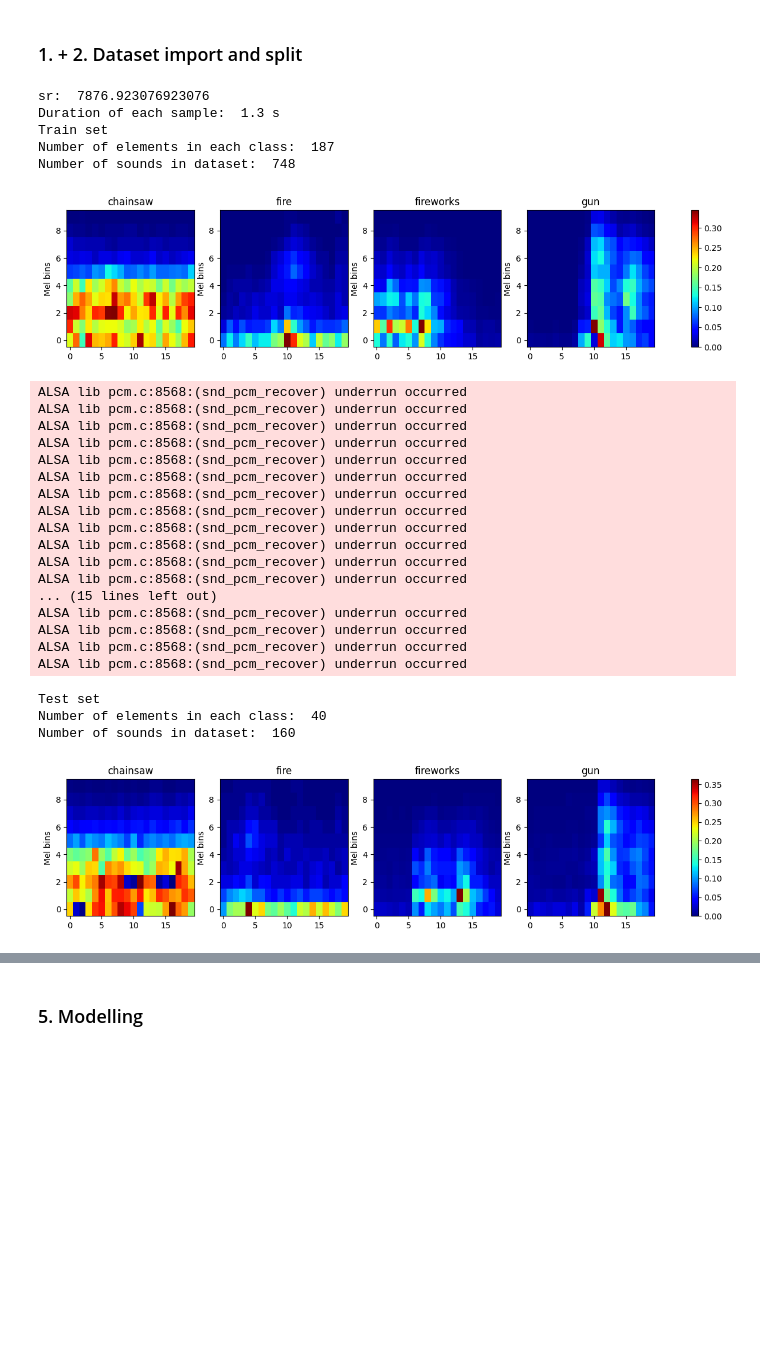
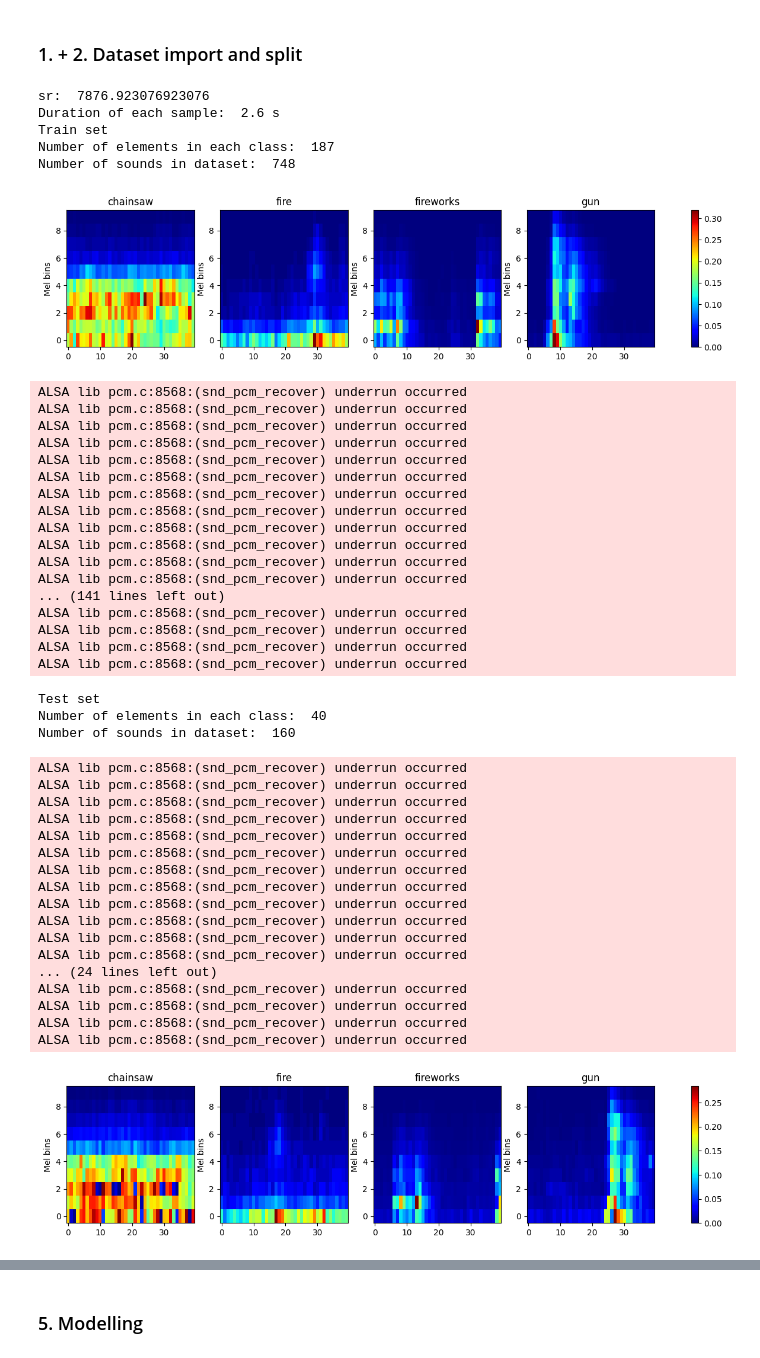
Before and after one commit to Raph480/LELEC210X, a Jupyter notebook: classification/src/classification/Q2/CNN.ipynb, the cells around one changed output, grey strips where cells are left out. Saved outputs shown, nothing was run; the diff lists cells and outputs as text; code cells hidden in the pictures; blank space fills up the shorter version.

```diff
--- a/classification/src/classification/Q2/CNN.ipynb
+++ b/classification/src/classification/Q2/CNN.ipynb
@@ -25,7 +25,7 @@ To enable the following instructions: AVX2 AVX512F AVX512_VNNI FMA, in other ope
 #------------------------------------
 Nft = 512
 samples_per_melvec = Nft
-n_melvec = 20
+n_melvec = 60
 melvec_height = 10
 window_type = "hamming" #hamming, hanning, blackman, rectangular, triangular
 #Final sr: 7876.923076923076
@@ -39,7 +39,7 @@ bit_sensitivity = 5 #0.1
 img_idx = 20
 test_img_idx = 20
 
-CNN_dataset = True
+CNN_dataset = False
 
 #HUGE CHANGE: trainset and testset are now obsolete:
 #The train set is now totalset, without the background noise
@@ -47,35 +47,35 @@ CNN_dataset = True
 #The "physical_bg" noise now corresponds to the youtube sounds
 #The test set is now the background noise
 
 #TODO: When youtube sounds proved to be usedfull, modify Dataset class
 #so that they are taking into account in the time shift and add_bg
 #------------------------------------
 
 #1. Import classical  - #2. Train-test split
 #--------------------------------
 duration = n_melvec * Nft / sr
 print("Duration of each sample: ", duration, "s")
 
 
 print("Train set")
 #Does not take the background noise and youtube sounds into account
 myds, dataset, classnames = get_dataset(path="../datasets/sounds/recorded_sounds/totalset_with_new/", filter_str=None,
     Nft=Nft, n_melvec=n_melvec, melvec_height=melvec_height, samples_per_melvec=samples_per_melvec,
     window_type=window_type, sr = sr, flag_8bit = flag_8bit, bit_sensitivity=bit_sensitivity,
     normalize=True, shift_pct=0, verbose=True, img_idx = img_idx, play_sound=True, CNN_dataset = CNN_dataset)
 
 print("Test set")
 myds_test, dataset_test, _ = get_dataset(path="../datasets/sounds/recorded_sounds/totalset_with_new/", filter_str="_background_", #"_background_",
     Nft=Nft, n_melvec=n_melvec, melvec_height=melvec_height, samples_per_melvec=samples_per_melvec,
     window_type=window_type, sr = sr,  flag_8bit = flag_8bit, bit_sensitivity=bit_sensitivity,
     normalize=True, shift_pct=0, verbose=True, img_idx = test_img_idx, play_sound=False, CNN_dataset = CNN_dataset)
 # %% [output]
 sr:  7876.923076923076
-Duration of each sample:  1.3 s
+Duration of each sample:  2.6 s
 Train set
 Number of elements in each class:  187
 Number of sounds in dataset:  748
-[figure, old version]
+[figure, new version]
 ALSA lib pcm.c:8568:(snd_pcm_recover) underrun occurred
 ALSA lib pcm.c:8568:(snd_pcm_recover) underrun occurred
 ALSA lib pcm.c:8568:(snd_pcm_recover) underrun occurred
@@ -88,7 +88,7 @@ ALSA lib pcm.c:8568:(snd_pcm_recover) underrun occurred
 ALSA lib pcm.c:8568:(snd_pcm_recover) underrun occurred
 ALSA lib pcm.c:8568:(snd_pcm_recover) underrun occurred
 ALSA lib pcm.c:8568:(snd_pcm_recover) underrun occurred
-... (15 lines left out)
+... (141 lines left out)
 ALSA lib pcm.c:8568:(snd_pcm_recover) underrun occurred
 ALSA lib pcm.c:8568:(snd_pcm_recover) underrun occurred
 ALSA lib pcm.c:8568:(snd_pcm_recover) underrun occurred
@@ -96,7 +96,24 @@ ALSA lib pcm.c:8568:(snd_pcm_recover) underrun occurred
 Test set
 Number of elements in each class:  40
 Number of sounds in dataset:  160
+ALSA lib pcm.c:8568:(snd_pcm_recover) underrun occurred
+ALSA lib pcm.c:8568:(snd_pcm_recover) underrun occurred
+ALSA lib pcm.c:8568:(snd_pcm_recover) underrun occurred
+ALSA lib pcm.c:8568:(snd_pcm_recover) underrun occurred
+ALSA lib pcm.c:8568:(snd_pcm_recover) underrun occurred
+ALSA lib pcm.c:8568:(snd_pcm_recover) underrun occurred
+ALSA lib pcm.c:8568:(snd_pcm_recover) underrun occurred
+ALSA lib pcm.c:8568:(snd_pcm_recover) underrun occurred
+ALSA lib pcm.c:8568:(snd_pcm_recover) underrun occurred
+ALSA lib pcm.c:8568:(snd_pcm_recover) underrun occurred
+ALSA lib pcm.c:8568:(snd_pcm_recover) underrun occurred
+ALSA lib pcm.c:8568:(snd_pcm_recover) underrun occurred
+... (24 lines left out)
+ALSA lib pcm.c:8568:(snd_pcm_recover) underrun occurred
+ALSA lib pcm.c:8568:(snd_pcm_recover) underrun occurred
+ALSA lib pcm.c:8568:(snd_pcm_recover) underrun occurred
+ALSA lib pcm.c:8568:(snd_pcm_recover) underrun occurred
-[figure, old version]
+[figure, new version]
 # %%
 #3. Dataset augmentations
 #----------------------------
```
Also changed, not shown: parts of 5 cells of this notebook, 12 other files.
